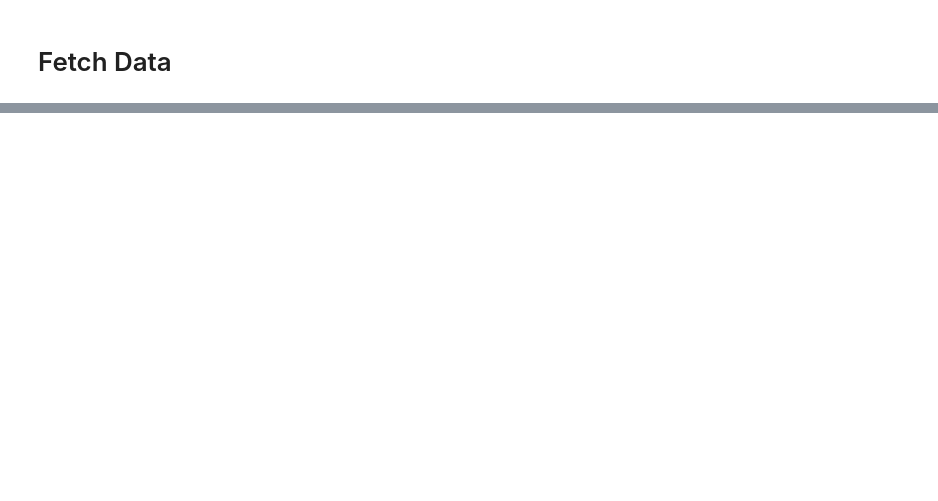
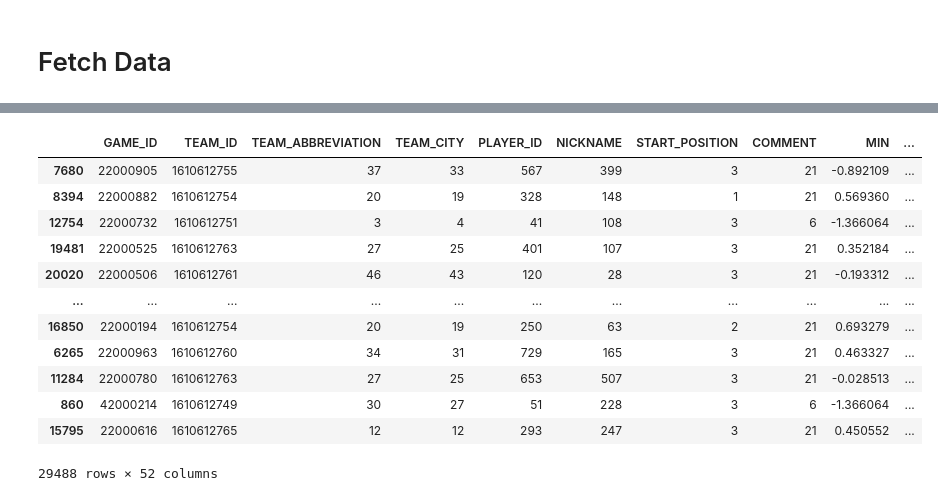
Before and after one commit to tzachpach/final_project_dfs, a Jupyter notebook: time_predict_y_pred.ipynb, the cells around one changed output, grey strips where cells are left out. Cells and saved outputs as stored; diff of their text form; code cells hidden in the pictures; blank space fills up the shorter version.

```diff
--- a/time_predict_y_pred.ipynb
+++ b/time_predict_y_pred.ipynb
@@ -138,0 +331,34 @@ RMSE: 16.22515373160827
+# %%
+categorical_columns = ['TEAM_ABBREVIATION', 'TEAM_CITY', 'NICKNAME', 'START_POSITION', 'COMMENT', 'PLAYER_ID']
+label_encoders = {}
+
+for col in categorical_columns:
+    le = LabelEncoder()
+    df[col] = le.fit_transform(df[col])
+    label_encoders[col] = le
+# %%
+features = ['MIN', 'FGM', 'FGA', 'FG_PCT', 'FG3M', 'FG3A', 'FG3_PCT', 'FTM', 'FTA', 'FT_PCT',
+            'OREB', 'AST', 'STL', 'BLK', 'TO', 'PF', 'PTS', 'PLUS_MINUS'] + categorical_columns
+target = 'REB'
+# %%
+train_df, test_df = train_test_split(df, test_size=0.2, random_state=42)
+# %%
+scaler = StandardScaler()
+train_df[features[:-len(categorical_columns)]] = scaler.fit_transform(train_df[features[:-len(categorical_columns)]])
+test_df[features[:-len(categorical_columns)]] = scaler.transform(test_df[features[:-len(categorical_columns)]])
+# %%
+train_df
+# %% [output]
+|  | GAME_ID | TEAM_ID | TEAM_ABBREVIATION | TEAM_CITY | PLAYER_ID | NICKNAME | START_POSITION | COMMENT | MIN | ... |
+| 7680 | 22000905 | 1610612755 | 37 | 33 | 567 | 399 | 3 | 21 | -0.892109 | ... |
+| 8394 | 22000882 | 1610612754 | 20 | 19 | 328 | 148 | 1 | 21 | 0.569360 | ... |
+| 12754 | 22000732 | 1610612751 | 3 | 4 | 41 | 108 | 3 | 6 | -1.366064 | ... |
+| 19481 | 22000525 | 1610612763 | 27 | 25 | 401 | 107 | 3 | 21 | 0.352184 | ... |
+| 20020 | 22000506 | 1610612761 | 46 | 43 | 120 | 28 | 3 | 21 | -0.193312 | ... |
+| ... | ... | ... | ... | ... | ... | ... | ... | ... | ... | ... |
+| 16850 | 22000194 | 1610612754 | 20 | 19 | 250 | 63 | 2 | 21 | 0.693279 | ... |
+| 6265 | 22000963 | 1610612760 | 34 | 31 | 729 | 165 | 3 | 21 | 0.463327 | ... |
+| 11284 | 22000780 | 1610612763 | 27 | 25 | 653 | 507 | 3 | 21 | -0.028513 | ... |
+| 860 | 42000214 | 1610612749 | 30 | 27 | 51 | 228 | 3 | 6 | -1.366064 | ... |
+| 15795 | 22000616 | 1610612765 | 12 | 12 | 293 | 247 | 3 | 21 | 0.450552 | ... |
+29488 rows × 52 columns
```
Also changed, not shown: parts of 49 cells of this notebook.
